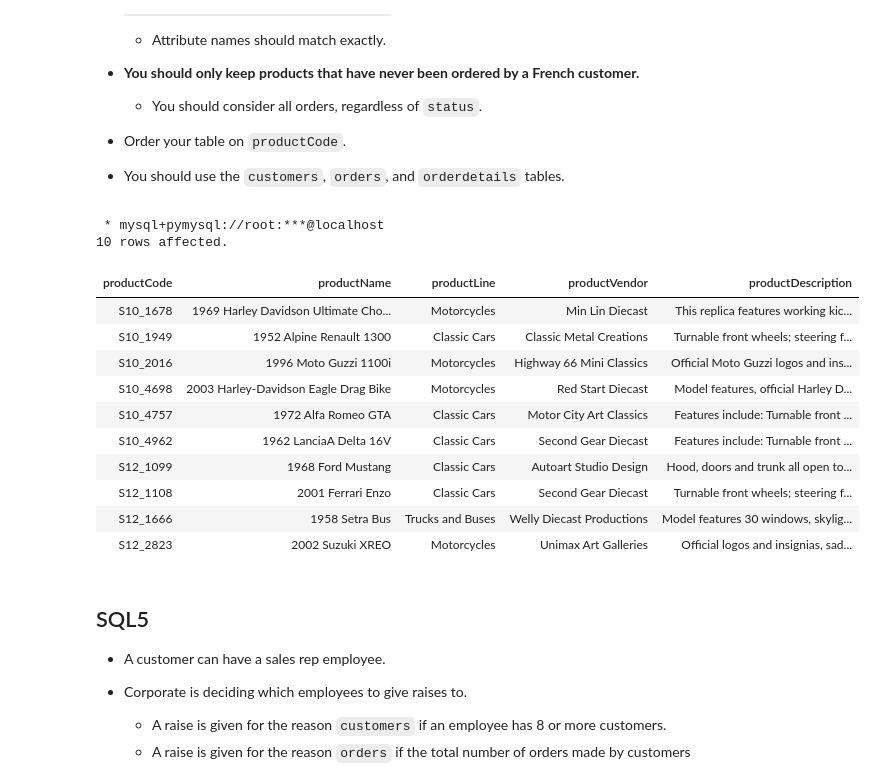
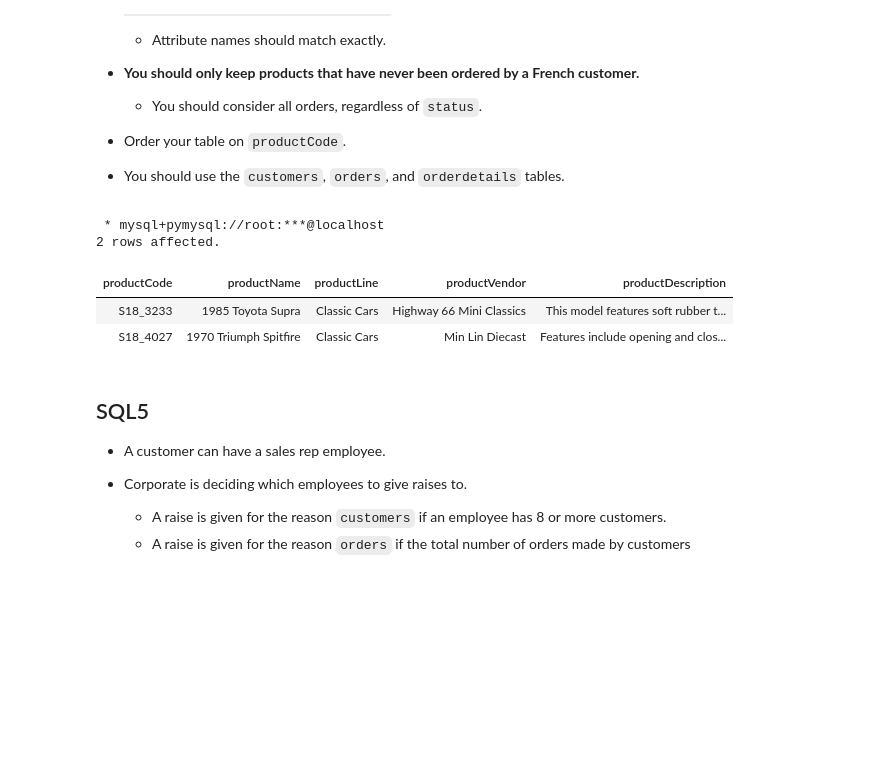
Before and after one commit to zhiyuan0828/W4111-Intro-to-Databases-Spring-2024, a Jupyter notebook: Exams/Midterm/S24-W4111-Midterm.ipynb, the cells around one changed output. Saved outputs shown, nothing was run; the diff lists cells and outputs as text; code cells hidden in the pictures; blank space fills up the shorter version.

```diff
--- a/Exams/Midterm/S24-W4111-Midterm.ipynb
+++ b/Exams/Midterm/S24-W4111-Midterm.ipynb
@@ -1059,54 +1062,29 @@ limit 10
 # %%
 %%sql
 
-with one as (
-    select
-        o.orderNumber as orderNumber,
-        o.customerNumber as customerNum,
-        od.productCode as productCode
-    from orders o
-    left join orderdetails od
-        on o.orderNumber = od.orderNumber
-),
-two as (
-    select distinct
-        tmp.productCode
-    from(
-        select
-            *
-        from one o
-        left join customers c
-            on c.customerNumber = o.customerNum
-        where c.country != 'France'
-        ) as tmp
-)
-
 select
-    t.productCode as productCode,
+    productCode,
     productName,
     productLine,
     productVendor,
     productDescription
-from two t
-left join products p
-    on t.productCode = p.productCode
+from products
+where productCode not in
+(select distinct productCode
+from orders o
+left join customers c
+    on o.customerNumber = c.customerNumber
+left join orderdetails od
+    on o.orderNumber = od.orderNumber
+where c.country = 'France')
 order by productCode
-limit 10
 ;
 # %% [output]
  * mysql+pymysql://root:***@localhost
-10 rows affected.
+2 rows affected.
 | productCode | productName | productLine | productVendor | productDescription |
-| S10_1678 | 1969 Harley Davidson Ultimate Cho... | Motorcycles | Min Lin Diecast | This replica features working kic... |
-| S10_1949 | 1952 Alpine Renault 1300 | Classic Cars | Classic Metal Creations | Turnable front wheels; steering f... |
-| S10_2016 | 1996 Moto Guzzi 1100i | Motorcycles | Highway 66 Mini Classics | Official Moto Guzzi logos and ins... |
-| S10_4698 | 2003 Harley-Davidson Eagle Drag Bike | Motorcycles | Red Start Diecast | Model features, official Harley D... |
-| S10_4757 | 1972 Alfa Romeo GTA | Classic Cars | Motor City Art Classics | Features include: Turnable front ... |
-| S10_4962 | 1962 LanciaA Delta 16V | Classic Cars | Second Gear Diecast | Features include: Turnable front ... |
-| S12_1099 | 1968 Ford Mustang | Classic Cars | Autoart Studio Design | Hood, doors and trunk all open to... |
-| S12_1108 | 2001 Ferrari Enzo | Classic Cars | Second Gear Diecast | Turnable front wheels; steering f... |
-| S12_1666 | 1958 Setra Bus | Trucks and Buses | Welly Diecast Productions | Model features 30 windows, skylig... |
-| S12_2823 | 2002 Suzuki XREO | Motorcycles | Unimax Art Galleries | Official logos and insignias, sad... |
+| S18_3233 | 1985 Toyota Supra | Classic Cars | Highway 66 Mini Classics | This model features soft rubber t... |
+| S18_4027 | 1970 Triumph Spitfire | Classic Cars | Min Lin Diecast | Features include opening and clos... |
 # %% [markdown]
 ## SQL5
 
```
Also changed, not shown: parts of 3 cells of this notebook.
